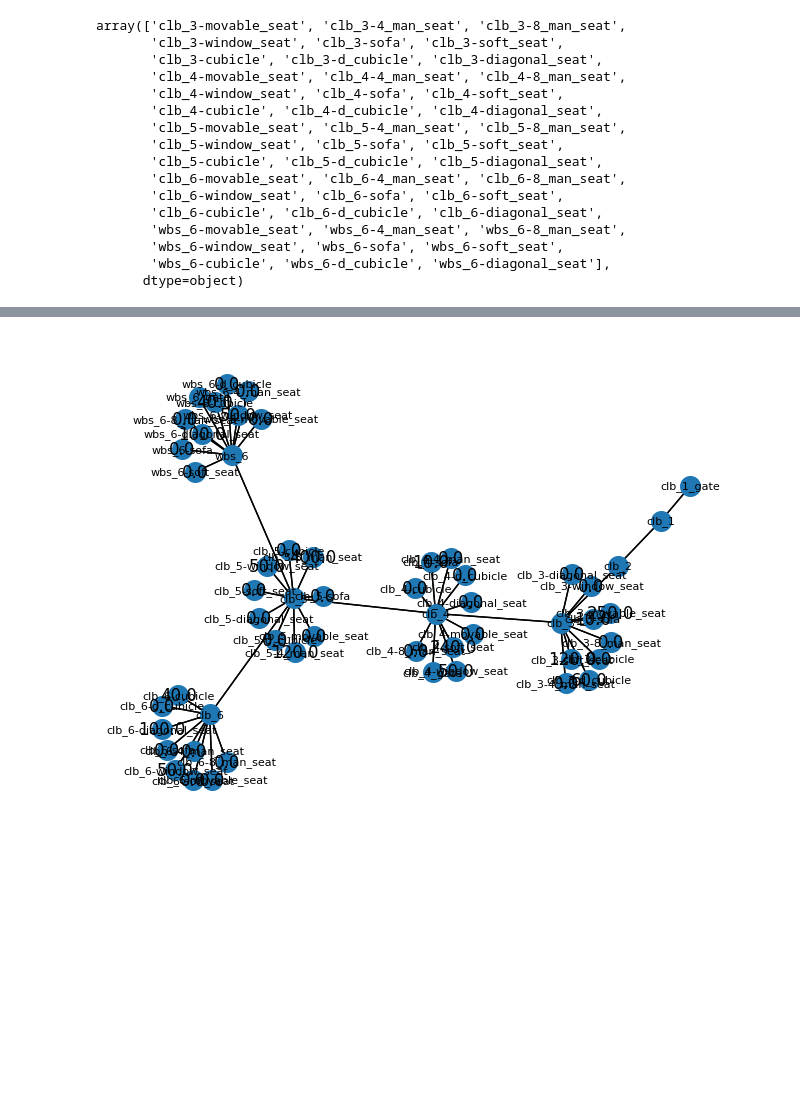
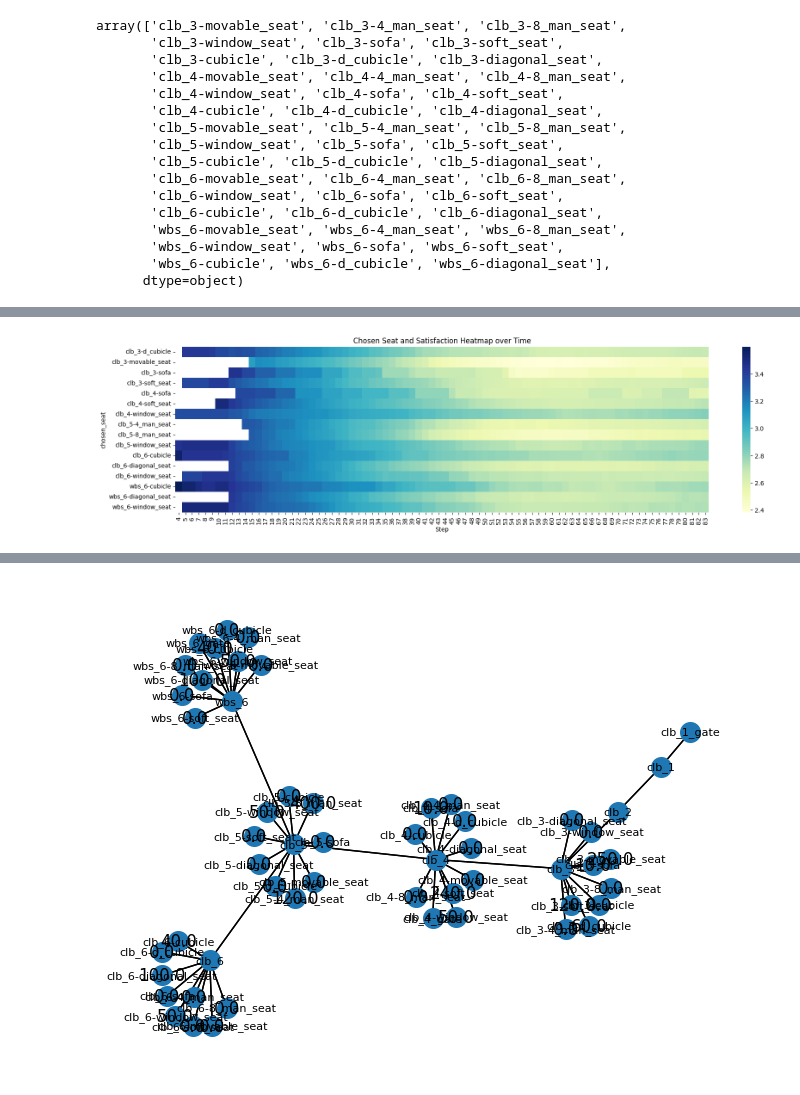
Before and after one commit to chriskbs/DSA3101, a Jupyter notebook: simulation-test.ipynb, the cells around one changed output, grey strips where cells are left out. Saved outputs shown, nothing was run; the diff lists cells and outputs as text; code cells hidden in the pictures; blank space fills up the shorter version.

```diff
--- a/simulation-test.ipynb
+++ b/simulation-test.ipynb
@@ -138,0 +159,9 @@ Name: satisfaction, dtype: float64
+# %%
+heatmap_data = agents.pivot_table(values='satisfaction', index='chosen_seat', columns=agents.index.get_level_values('Step'))
+plt.figure(figsize=(20, 5))
+sns.heatmap(heatmap_data, cmap='YlGnBu', annot=False, fmt=".2f")
+
+plt.title('Chosen Seat and Satisfaction Heatmap over Time')
+plt.show()
+# %% [output]
+[figure, added]
```
Also changed, not shown: parts of 12 cells of this notebook.
